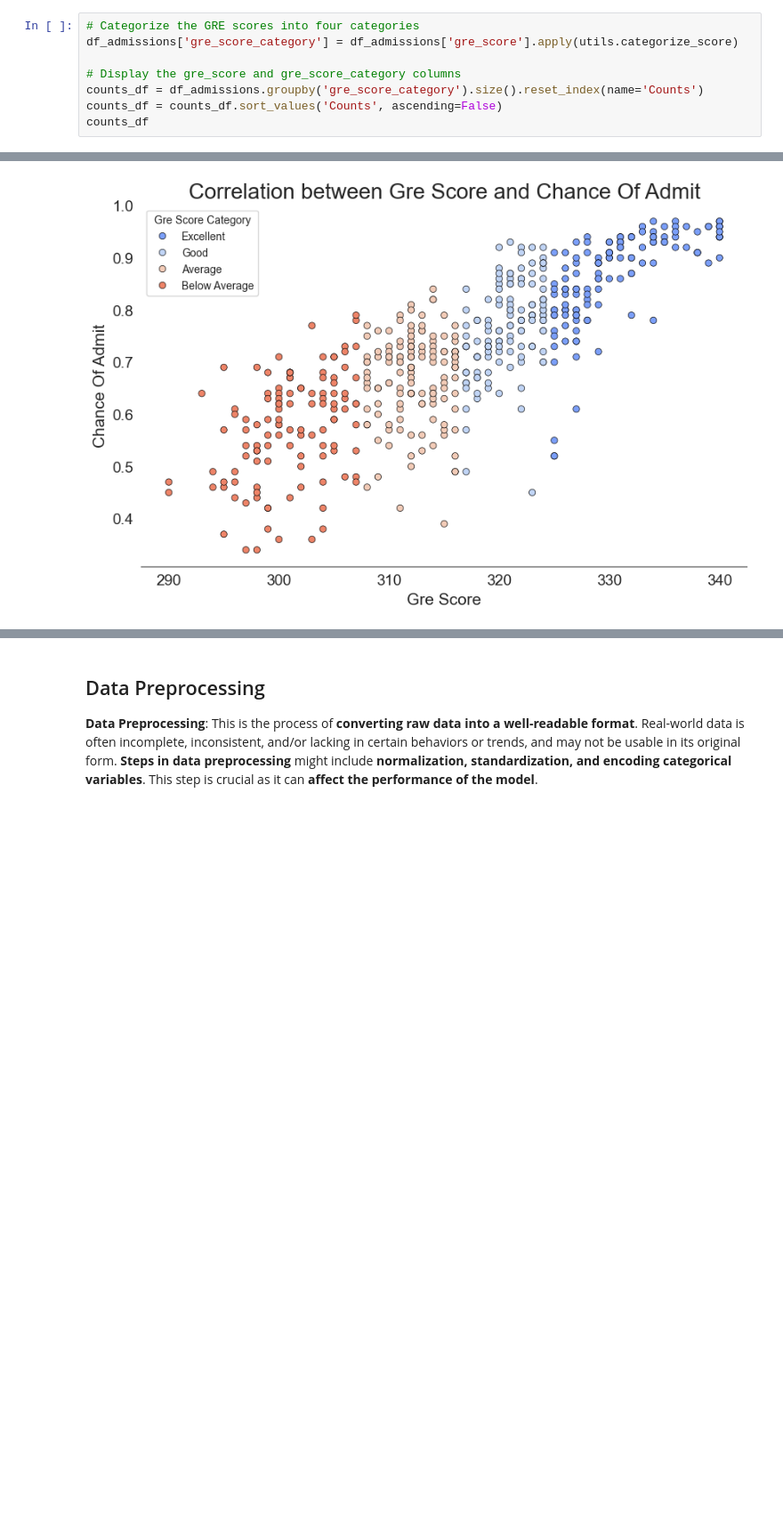
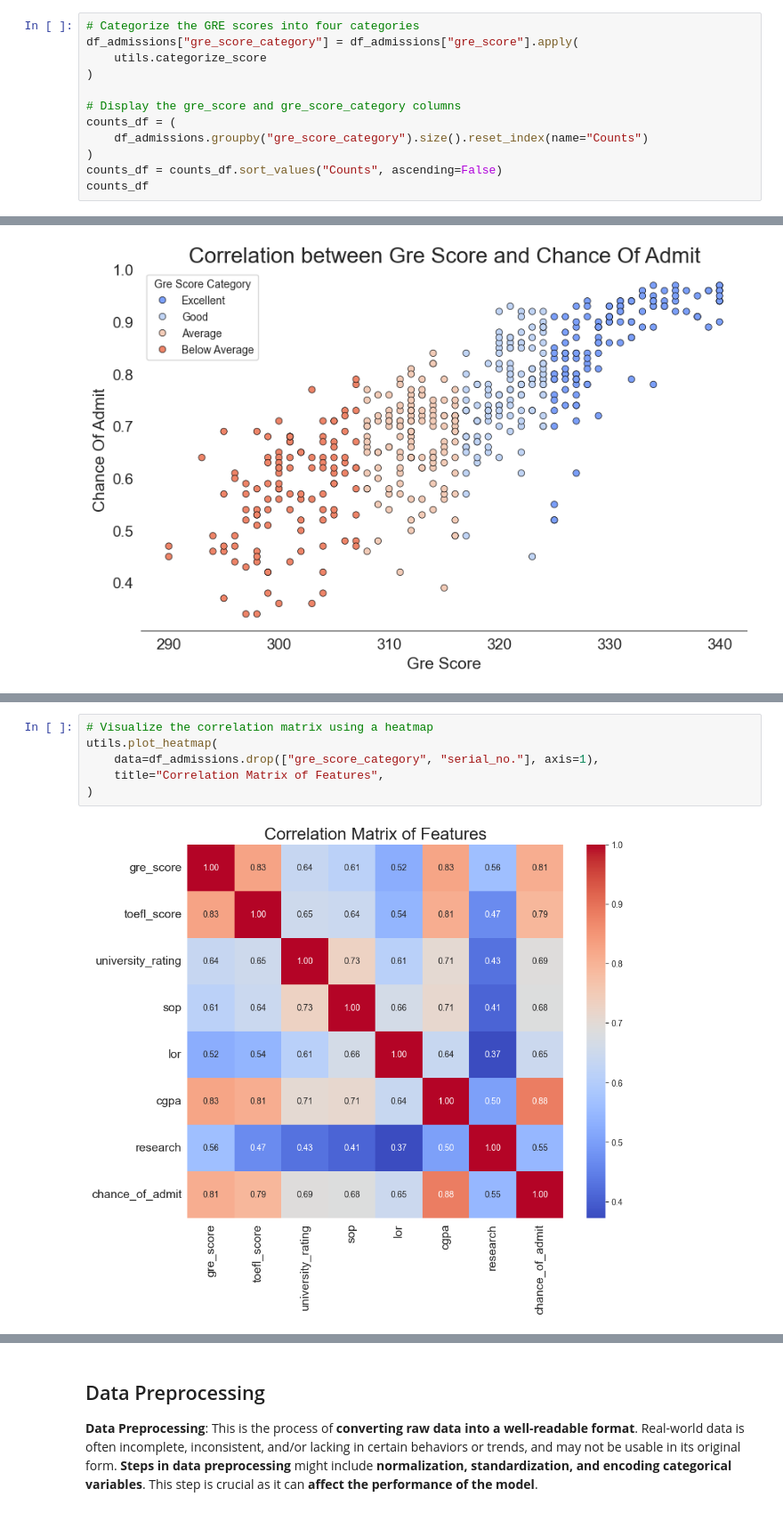
Before and after one commit to stefansphtr/Deep-Learning-Regression-with-Admissions-Data, a Jupyter notebook: Graduate_Admissions_Prediction_with_TensorFlow.ipynb, the cells around one changed output, grey strips where cells are left out. Shown at 89% size. Cells and saved outputs as stored; diff of their text form; blank space fills up the shorter version.

```diff
--- a/Graduate_Admissions_Prediction_with_TensorFlow.ipynb
+++ b/Graduate_Admissions_Prediction_with_TensorFlow.ipynb
@@ -238,11 +243,15 @@ max      340.000000
 Name: gre_score, dtype: float64
 # %%
 # Categorize the GRE scores into four categories
-df_admissions['gre_score_category'] = df_admissions['gre_score'].apply(utils.categorize_score)
+df_admissions["gre_score_category"] = df_admissions["gre_score"].apply(
+    utils.categorize_score
+)
 
 # Display the gre_score and gre_score_category columns
-counts_df = df_admissions.groupby('gre_score_category').size().reset_index(name='Counts')
-counts_df = counts_df.sort_values('Counts', ascending=False)
+counts_df = (
+    df_admissions.groupby("gre_score_category").size().reset_index(name="Counts")
+)
+counts_df = counts_df.sort_values("Counts", ascending=False)
 counts_df
 # %% [output]
 |  | gre_score_category | Counts |
@@ -605,0 +621,8 @@ utils.plot_correlation(
+# %%
+# Visualize the correlation matrix using a heatmap
+utils.plot_heatmap(
+    data=df_admissions.drop(["gre_score_category", "serial_no."], axis=1),
+    title="Correlation Matrix of Features",
+)
+# %% [output]
+[figure, added]
```
Also changed, not shown: parts of 20 cells of this notebook.
